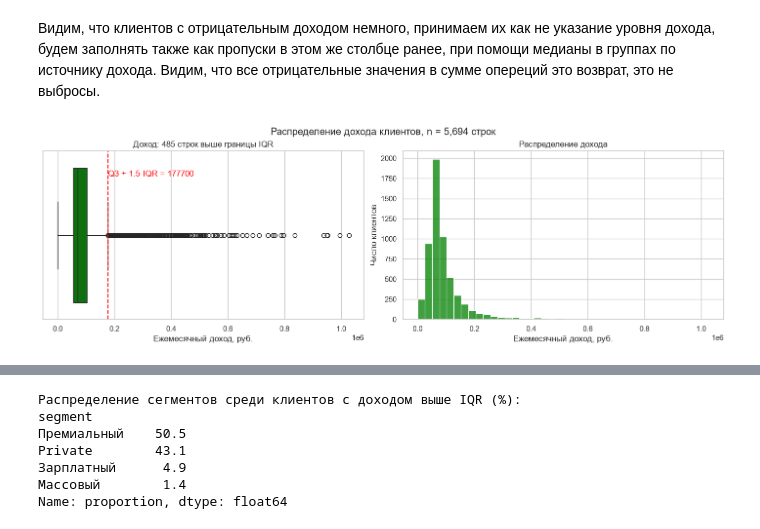
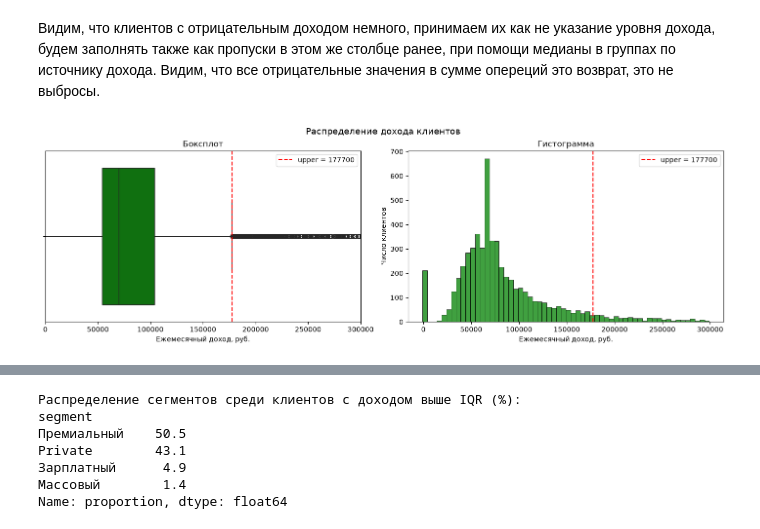
Before and after one commit to sonestos/Nikitenko_Sofya_Lab1, a Jupyter notebook: 01_analysis.ipynb, the cells around one changed output, grey strips where cells are left out. Cells and saved outputs as stored; diff of their text form; code cells hidden in the pictures.

```diff
--- a/01_analysis.ipynb
+++ b/01_analysis.ipynb
@@ -304,7 +323,7 @@ print(f"Строк в city изменено: {n_changed_city}")
 Строк в category изменено: 51801
 Строк в city изменено: 1685
 # %%
-cat_cols_cli = ['gender', 'city', 'segment', 'loyalty_tier', 'card_type', 'income_source', 'has_mobile_app', 'satisfaction_score', 'marketing_opt_in']
+cat_cols_cli = ['gender', 'city', 'segment', 'loyalty_tier', 'card_type', 'income_source', 'has_mobile_app', 'marketing_opt_in']
 clients[cat_cols_cli] = clients[cat_cols_cli].astype('category')
 
 cat_cols_txn = ['currency', 'category', 'mcc_code', 'channel', 'status']
@@ -421,24 +440,38 @@ Name: count, dtype: int64
 # %% [markdown]
 Видим, что клиентов с отрицательным доходом немного, принимаем их как не указание уровня дохода, будем заполнять также как пропуски в этом же столбце ранее, при помощи медианы в группах по источнику дохода. Видим, что все отрицательные значения в сумме опереций это возврат, это не выбросы.
 # %%
-q = clients["monthly_income"]
+
+q = clients["monthly_income"].dropna()
 q1, q3 = q.quantile([0.25, 0.75])
-upper_iqr = q3 + 1.5 * (q3 - q1)
+upper = q3 + 1.5 * (q3 - q1)
+n_out = int((q > upper).sum())
+
+xmax = 300_000
 
 fig, axes = plt.subplots(1, 2, figsize=(14, 4.5), layout="constrained")
 
 sns.boxplot(x=q, ax=axes[0], color="green")
-axes[0].axvline(upper_iqr, color="red", ls="--")
-axes[0].annotate(f"Q3 + 1.5·IQR = {upper_iqr:.0f}", xy=(upper_iqr, -0.35), color="red")
-axes[0].set_title(f"Доход: {(q > upper_iqr).sum()} строк выше границы IQR")
+axes[0].axvline(upper, color="red", ls="--", label=f"upper = {upper:.0f}")
+axes[0].set_xlim(0, xmax)
+axes[0].legend()
+axes[0].set_title(
+    "Боксплот"
+)
 axes[0].set_xlabel("Ежемесячный доход, руб.")
 
-sns.histplot(clients["monthly_income"], bins=40, ax=axes[1], color="green")
-axes[1].set_title("Распределение дохода")
+sns.histplot(q[q <= xmax], bins=60, ax=axes[1], color="green")
+axes[1].axvline(upper, color="red", ls="--", label=f"upper = {upper:.0f}")
+axes[1].legend()
+axes[1].set_title(
+    "Гистограмма"
+)
 axes[1].set_xlabel("Ежемесячный доход, руб.")
 axes[1].set_ylabel("Число клиентов")
 
-fig.suptitle(f"Распределение дохода клиентов, n = {len(clients):,} строк")
+fig.suptitle(
+    "Распределение дохода клиентов",
+    fontsize=13,
+)
 plt.show()
 # %% [output]
-[figure, old version]
+[figure, new version]
```
Also changed, not shown: parts of 46 cells of this notebook.
